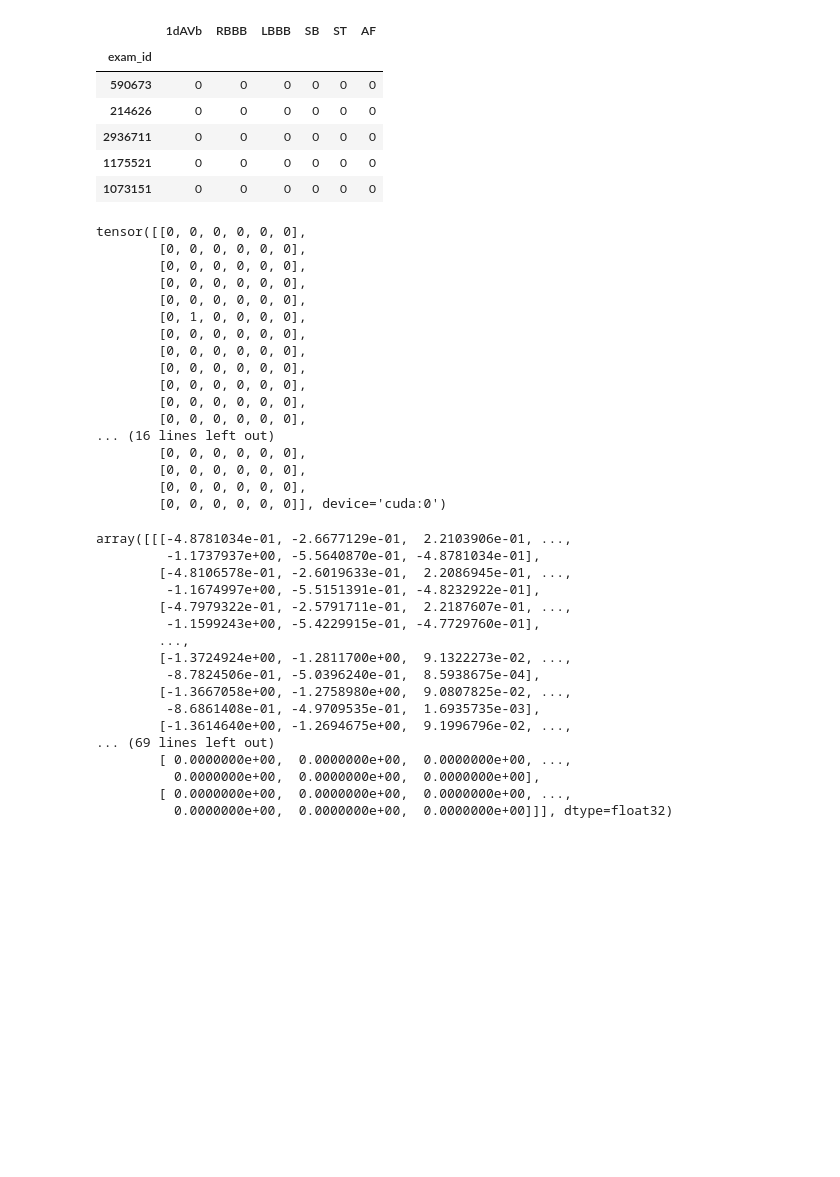
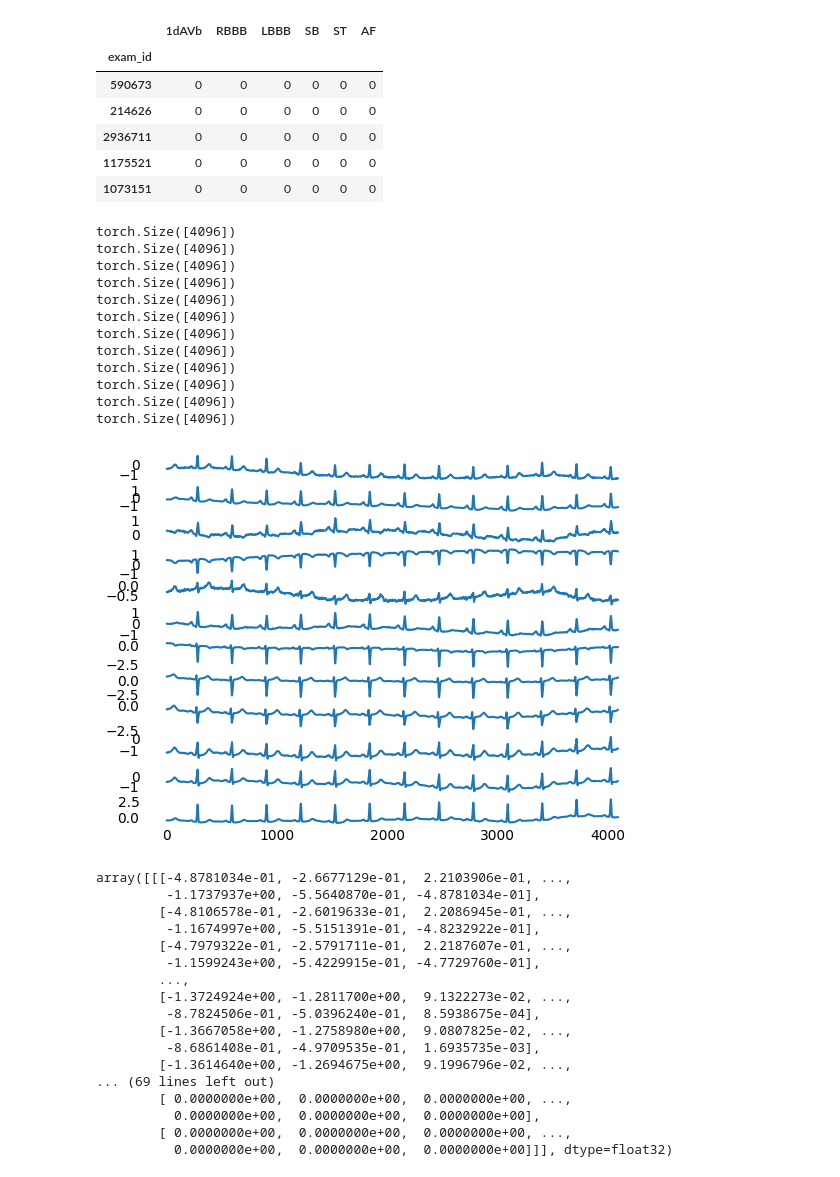
Before and after one commit to AvaRetail/ECG, a Jupyter notebook: Transformers/practise.ipynb, the cells around one changed output. Saved outputs shown, nothing was run; the diff lists cells and outputs as text; code cells hidden in the pictures; blank space fills up the shorter version.

```diff
--- a/Transformers/practise.ipynb
+++ b/Transformers/practise.ipynb
@@ -74,7 +77,7 @@ class ECGSequence():
             return np.array(self.x[start:end, :, :])
         else:
             # return np.array(self.x[start:end, :, :]), np.array(self.y[start:end])
-            return torch.Tensor(self.x[start:end, :, :]), torch.from_numpy(self.y[start:end])
+            return torch.Tensor(self.x[start:end, :, :]).permute(0,2,1), torch.from_numpy(self.y[start:end])
 
 
     def __len__(self):
@@ -83,29 +86,44 @@ class ECGSequence():
     def __del__(self):
         self.f.close()
 # %%
-train_data, val_data = ECGSequence.get_train_and_val(r"data\exams_part0\exams_part0.hdf5","tracings",r"data\exams.csv",batch_size=32,device="cuda")
+train_data, val_data = ECGSequence.get_train_and_val(r"..\data\code-15\exams_part0.hdf5","tracings",r"..\data\code-15\exams.csv",batch_size=1)
-# %%
-for data, label in train_data:
-    print(label)
-    break
-# %% [output]
-tensor([[0, 0, 0, 0, 0, 0],
-        [0, 0, 0, 0, 0, 0],
-        [0, 0, 0, 0, 0, 0],
-        [0, 0, 0, 0, 0, 0],
-        [0, 0, 0, 0, 0, 0],
-        [0, 1, 0, 0, 0, 0],
-        [0, 0, 0, 0, 0, 0],
-        [0, 0, 0, 0, 0, 0],
-        [0, 0, 0, 0, 0, 0],
-        [0, 0, 0, 0, 0, 0],
-        [0, 0, 0, 0, 0, 0],
-        [0, 0, 0, 0, 0, 0],
-... (16 lines left out)
-        [0, 0, 0, 0, 0, 0],
-        [0, 0, 0, 0, 0, 0],
-        [0, 0, 0, 0, 0, 0],
-        [0, 0, 0, 0, 0, 0]], device='cuda:0')
+# %%
+for data, label in train_data:
+    # ax = plt.subplot(12,1,)
+    for i, signal in enumerate(data[0]):
+        print(signal.shape)
+        plt.subplot(12,1,i+1)
+        plt.plot(np.arange(0,4096), signal)
+
+        # Turn off spines and axis ticks
+        plt.gca().spines['top'].set_visible(False)
+        plt.gca().spines['bottom'].set_visible(False)
+        plt.gca().spines['left'].set_visible(False)
+        plt.gca().spines['right'].set_visible(False)
+        plt.gca().tick_params(axis='both', which='both', length=0)
+
+        # Remove numbers along x and y-axes
+        plt.gca().xaxis.set_major_formatter(plt.NullFormatter())
+        plt.gca().yaxis.set_major_formatter(plt.NullFormatter())
+
+
+    plt.show()
+
+    break
+# %% [output]
+torch.Size([4096])
+torch.Size([4096])
+torch.Size([4096])
+torch.Size([4096])
+torch.Size([4096])
+torch.Size([4096])
+torch.Size([4096])
+torch.Size([4096])
+torch.Size([4096])
+torch.Size([4096])
+torch.Size([4096])
+torch.Size([4096])
+[figure, added]
 # %%
 import h5py
 from datasets import Dataset
```
Also changed, not shown: parts of 2 cells of this notebook.
